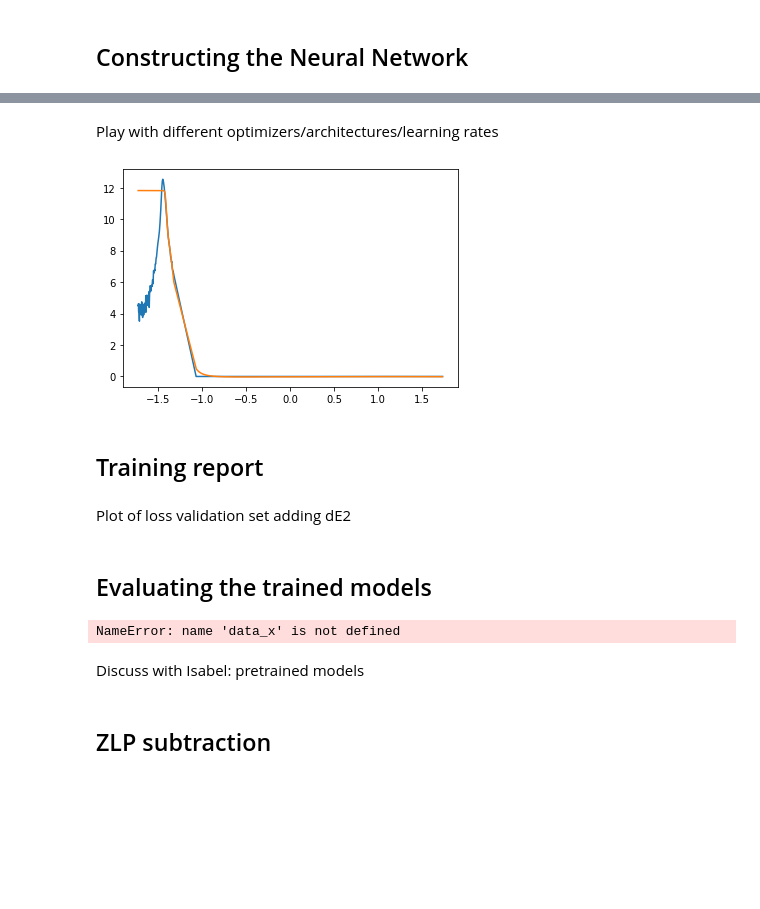
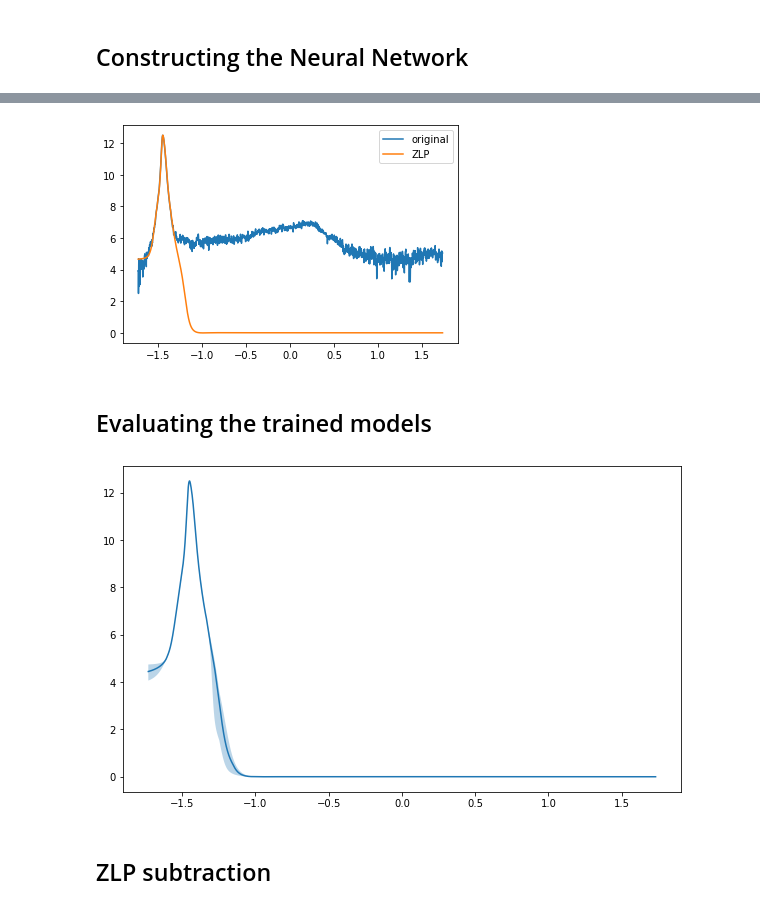
Before and after one commit to LHCfitNikhef/ML4PA, a Jupyter notebook: tutorials/tutorial-TEM/EELS_tutorial.ipynb, the cells around one changed output, grey strips where cells are left out. Cells and saved outputs as stored; diff of their text form; code cells hidden in the pictures; blank space fills up the shorter version.

```diff
--- a/tutorials/tutorial-TEM/EELS_tutorial.ipynb
+++ b/tutorials/tutorial-TEM/EELS_tutorial.ipynb
@@ -320,37 +349,28 @@ training_loop(
-# %% [markdown]
-Play with different optimizers/architectures/learning rates
 # %%
-network_path = './models/trained_nn_rep_0.pt'
+network_path = './models/rep_1/trained_nn.pt'
 model.load_state_dict(torch.load(network_path))
 
-#data_x = deltaE_scaled[:select1]
-pseudo_x = torch.tensor(pseudo_x).unsqueeze(-1)
+deltaE_scaled_tensor = torch.tensor(deltaE_scaled).unsqueeze(-1)
 
-model_pred = model.forward(pseudo_x.float())
+model_pred = model.forward(deltaE_scaled_tensor.float())
 model_pred = model_pred.detach().numpy()
 
-plt.plot(pseudo_x, data_y)
-plt.plot(pseudo_x, model_pred)
-#plt.plot(deltaE_scaled[:select1], np.log(im.data_zoomed_concat[0][:select1]))
+plt.plot(deltaE_scaled, np.log(data_zoomed_concat[1]), label = 'original')
+plt.plot(deltaE_scaled, model_pred, label = 'ZLP')
+plt.legend()
 plt.show()
 # %% [output]
-[figure, old version]
+[figure, new version]
-# %% [markdown]
-## Training report
-# %% [markdown]
-Plot of loss
-validation set
-adding dE2
 # %% [markdown]
 ## Evaluating the trained models
 # %%
 pred = []
 
-for rep in range(0,n_rep):
-    network_path = './models/trained_nn_rep_{}.pt'.format(rep)
+for rep in range(4):
+    network_path = './models/rep_{}/trained_nn.pt'.format(rep)
     model.load_state_dict(torch.load(network_path))
 
-    model_pred = model.forward(data_x.float())
+    model_pred = model.forward(deltaE_scaled_tensor.float())
     model_pred = model_pred.detach().numpy()
     pred.append(model_pred[:,0])
 
@@ -361,12 +381,10 @@ cl_high = np.nanpercentile(pred, 84, axis=0)
 
 plt.figure(figsize=(10, 6))
 ax = plt.subplot(111)
-plt.plot(deltaE_scaled[:select1], pred_median)
-ax.fill_between(deltaE_scaled[:select1], cl_low, cl_high, alpha = 0.3)
+plt.plot(deltaE_scaled, pred_median)
+ax.fill_between(deltaE_scaled, cl_low, cl_high, alpha = 0.3)
 plt.show()
 # %% [output]
-NameError: name 'data_x' is not defined
+[figure, added]
-# %% [markdown]
-Discuss with Isabel: pretrained models
 # %% [markdown]
 ## ZLP subtraction
```
Also changed, not shown: parts of 13 cells of this notebook, 24 other files.
